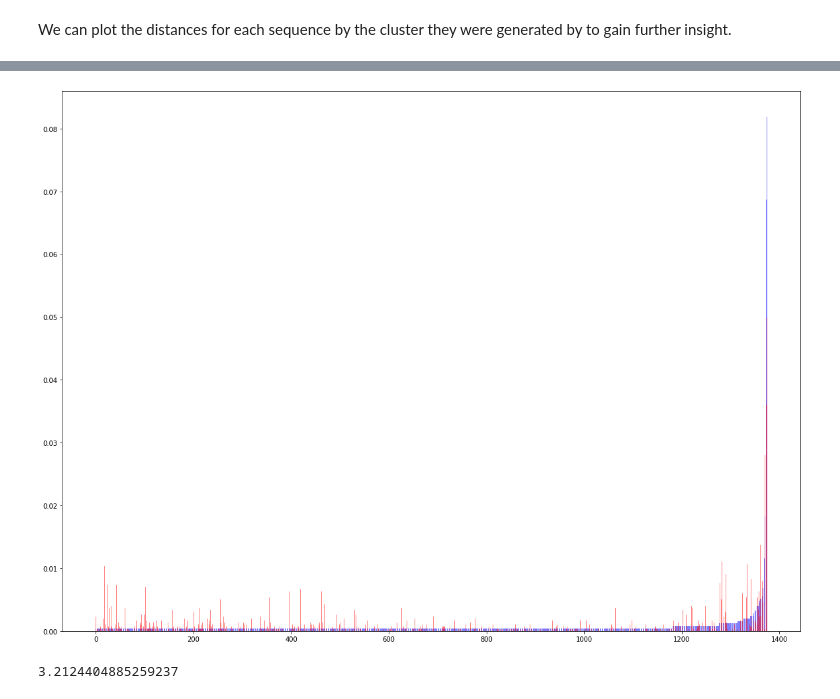
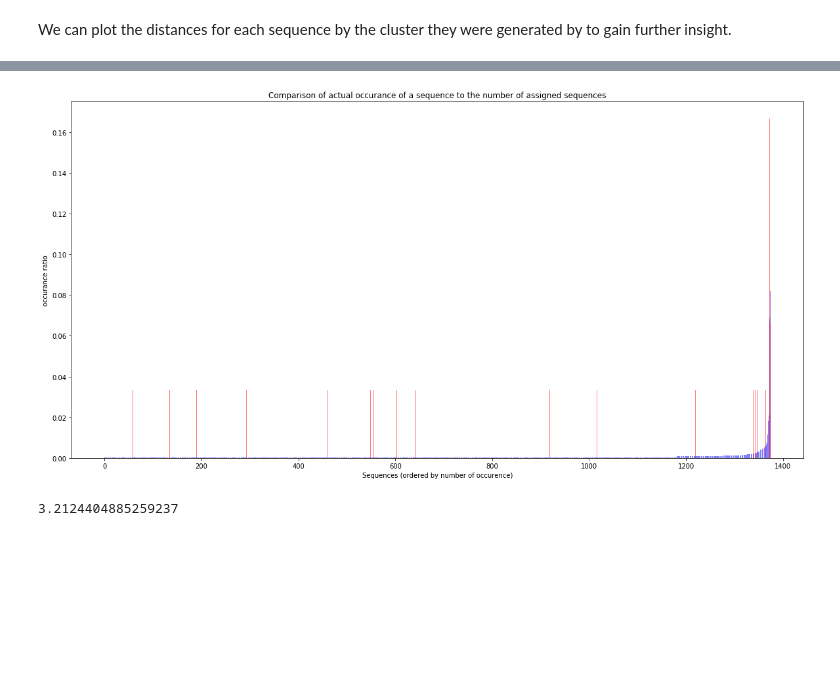
Before and after one commit to manuelgloeckler/sequence_bioinfo, a Jupyter notebook: project/Gentype Evaluation.ipynb, the cells around one changed output, grey strips where cells are left out. Drawn from its saved outputs; the diff is of its cells as text; code cells hidden in the pictures; blank space fills up the shorter version.

```diff
--- a/project/Gentype Evaluation.ipynb
+++ b/project/Gentype Evaluation.ipynb
@@ -144,7 +147,7 @@ Generate a good amount of samples (the more the better, but also the longer it w
 # %%
 variant_ranges = data_manager.get_variation_range(**allele_args)
 mm = AlleleMM(eval_models[best_idx].Z, eval_models[best_idx].theta, inference_matrix_training, variant_ranges, variation_map)
-number_of_samples = 3000
+number_of_samples = 30
 samples = []
 clusters = []
 descriptions = []
@@ -228,15 +239,20 @@ ax = sns.heatmap(df)
 # %%
+fig, ax = plt.subplots(figsize=(20,10))
+
 distributions_list = list(distributions.values())
 distributions_list.sort(key = lambda x: x[0])
 
 occs = [a for (a,b) in distributions_list]
 ass = [b for (a,b) in distributions_list]
-fig, ax = plt.subplots(figsize=(20,15))
 plt.bar(range(len(occs)), occs, alpha = 0.5, color = "b")
 plt.bar(range(len(ass)), ass, alpha = 0.5, color = "r")
+
+ax.set_ylabel("occurance ratio")
+ax.set_xlabel("Sequences (ordered by number of occurence)")
+ax.set_title("Comparison of actual occurance of a sequence to the number of assigned sequences")
 plt.show()
 # %% [output]
-[figure, old version]
+[figure, new version]
 # %%
 null_model = inference_matrix_training.sum(axis=0)
 null_model /= inference_matrix_training.sum()
```
Also changed, not shown: parts of 5 cells of this notebook, 1 other file.
